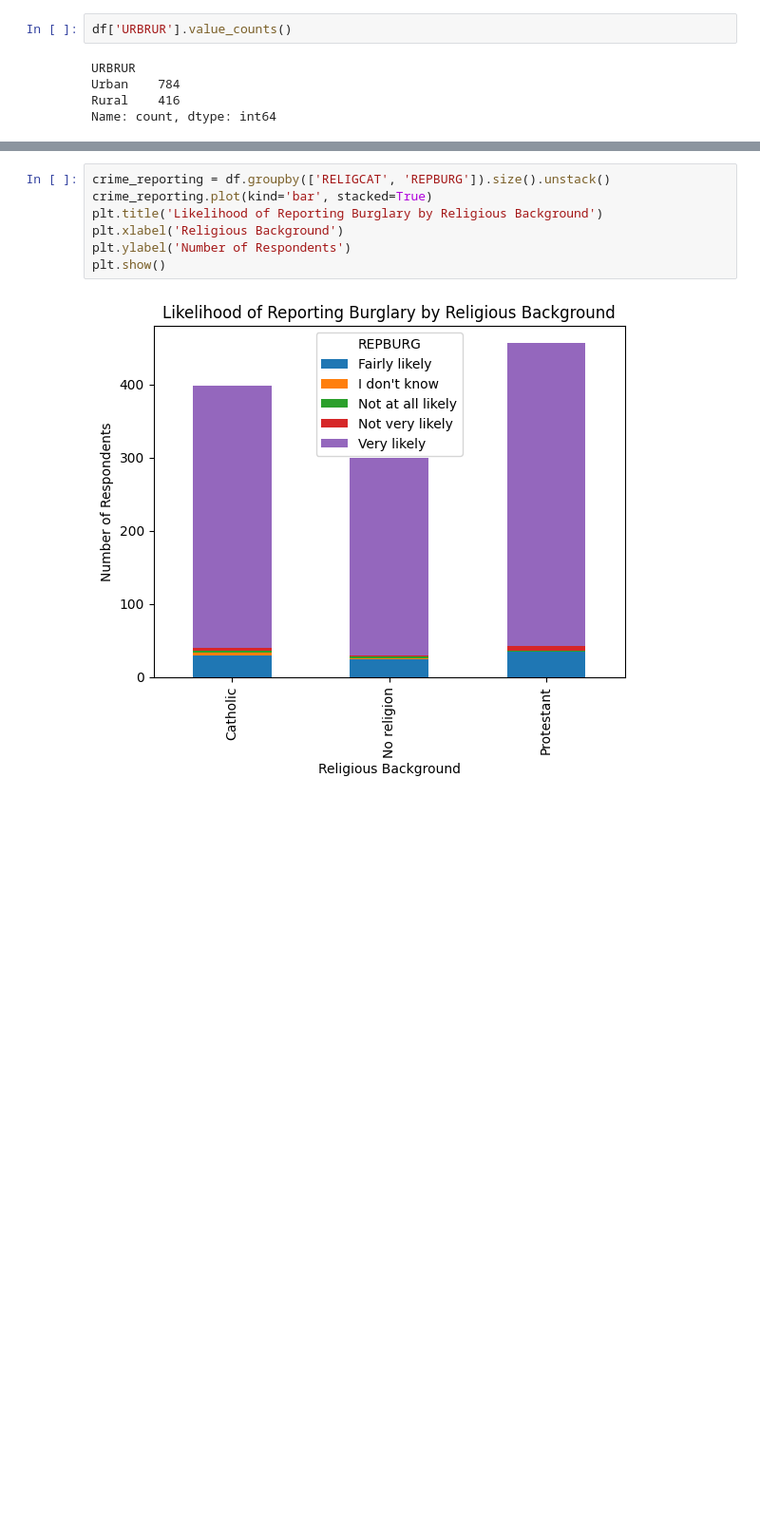
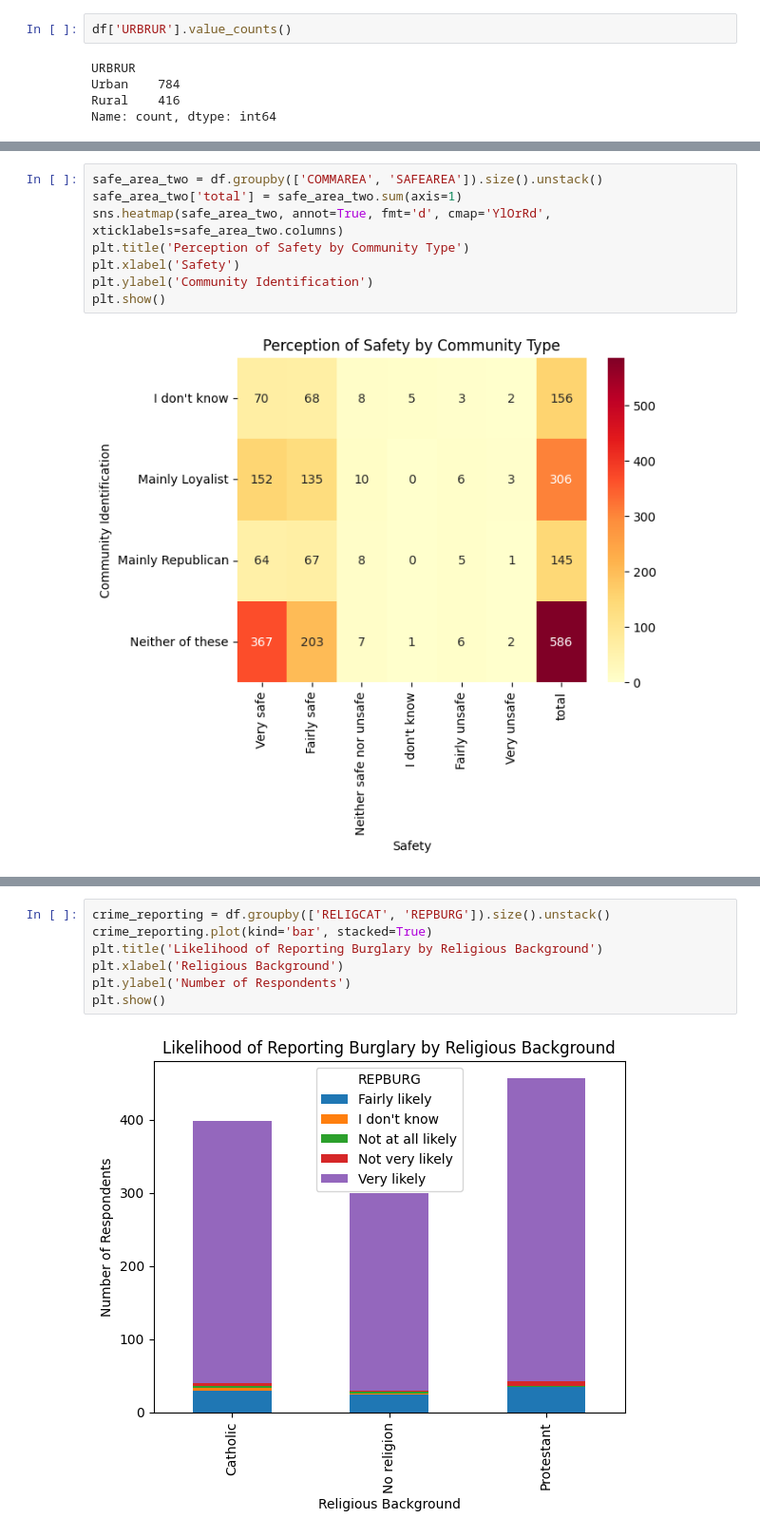
Before and after one commit to 22ai/ireland, a Jupyter notebook: NI_eda/eda.ipynb, the cells around one changed output, grey strips where cells are left out. Shown at 95% size. Drawn from its saved outputs; the diff is of its cells as text; blank space fills up the shorter version.

```diff
--- a/NI_eda/eda.ipynb
+++ b/NI_eda/eda.ipynb
@@ -30,0 +65,10 @@ Name: count, dtype: int64
+# %%
+safe_area_two = df.groupby(['COMMAREA', 'SAFEAREA']).size().unstack()
+safe_area_two['total'] = safe_area_two.sum(axis=1)
+sns.heatmap(safe_area_two, annot=True, fmt='d', cmap='YlOrRd', xticklabels=safe_area_two.columns)
+plt.title('Perception of Safety by Community Type')
+plt.xlabel('Safety')
+plt.ylabel('Community Identification')
+plt.show()
+# %% [output]
+[figure, added]
```
Also changed, not shown: parts of 19 cells of this notebook.
